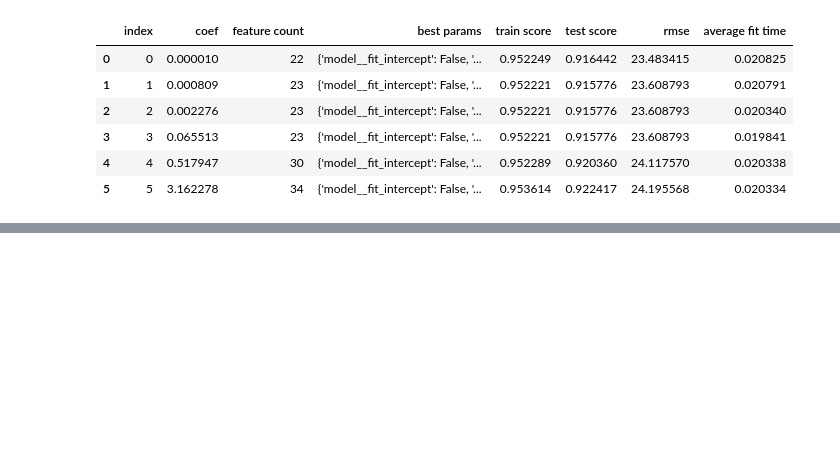
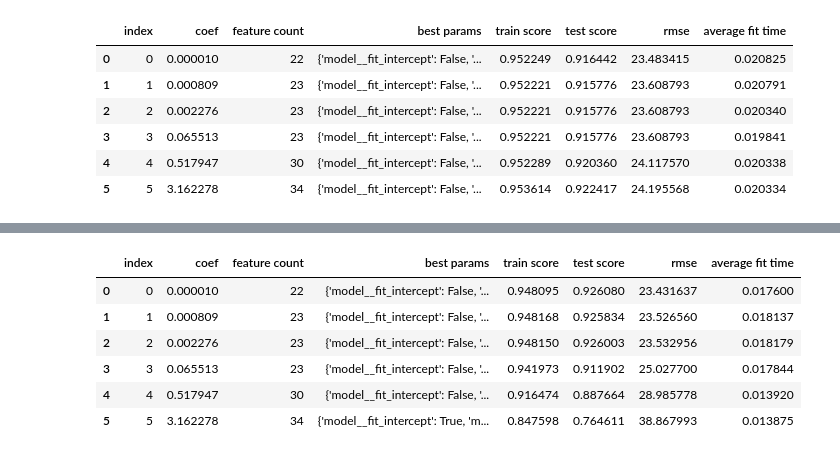
Before and after one commit to codemonkey1101/ucb-mlai-capstone, a Jupyter notebook: feature_evaluation.ipynb, the cells around one changed output, grey strips where cells are left out. Drawn from its saved outputs; the diff is of its cells as text; code cells hidden in the pictures; blank space fills up the shorter version.

```diff
--- a/feature_evaluation.ipynb
+++ b/feature_evaluation.ipynb
@@ -732,0 +755,11 @@ def scoreElasticNetModel(X_train, y_train, X_test, y_test, selected_features_map
+# %%
+en_results_df = pd.read_json('results/allstats_scorediff_elastic_net_model_results_df.json')
+en_results_df
+# %% [output]
+|  | index | coef | feature count | best params | train score | test score | rmse | average fit time |
+| 0 | 0 | 0.000010 | 22 | {'model__fit_intercept': False, '... | 0.948095 | 0.926080 | 23.431637 | 0.017600 |
+| 1 | 1 | 0.000809 | 23 | {'model__fit_intercept': False, '... | 0.948168 | 0.925834 | 23.526560 | 0.018137 |
+| 2 | 2 | 0.002276 | 23 | {'model__fit_intercept': False, '... | 0.948150 | 0.926003 | 23.532956 | 0.018179 |
+| 3 | 3 | 0.065513 | 23 | {'model__fit_intercept': False, '... | 0.941973 | 0.911902 | 25.027700 | 0.017844 |
+| 4 | 4 | 0.517947 | 30 | {'model__fit_intercept': False, '... | 0.916474 | 0.887664 | 28.985778 | 0.013920 |
+| 5 | 5 | 3.162278 | 34 | {'model__fit_intercept': True, 'm... | 0.847598 | 0.764611 | 38.867993 | 0.013875 |
```
Also changed, not shown: parts of 4 cells of this notebook, 2 other files.
